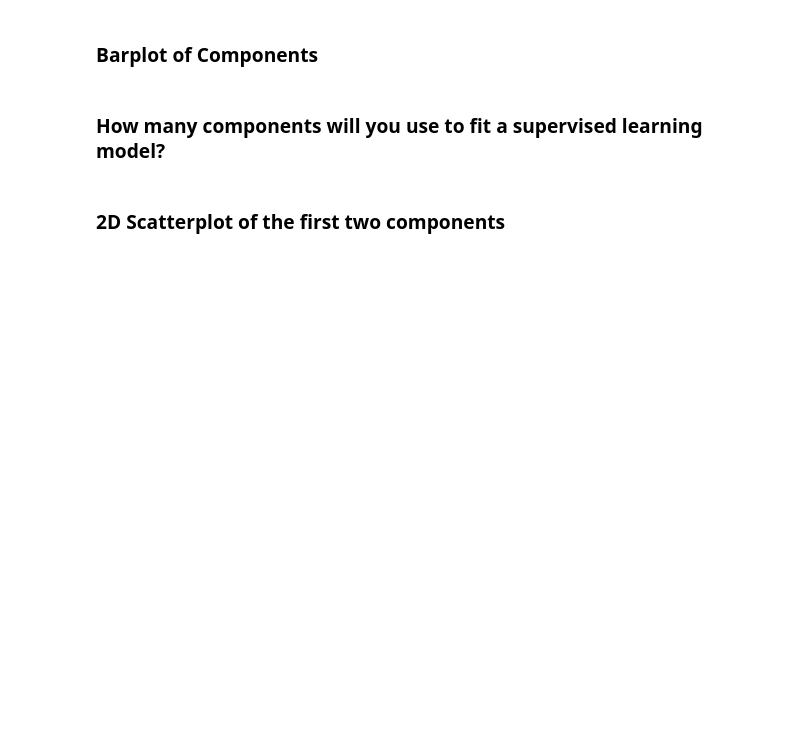
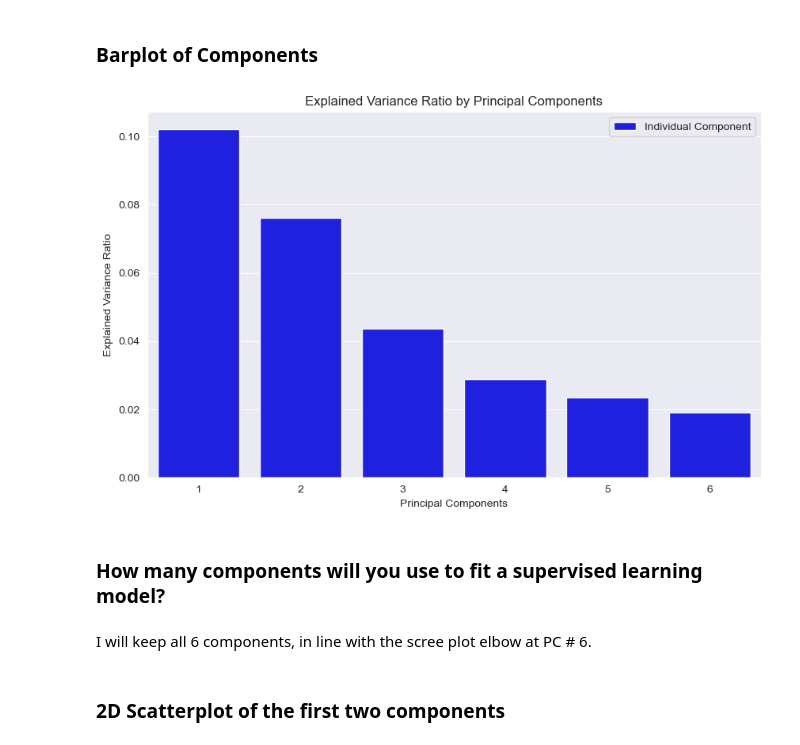
Before and after one commit to jacqueline-rw-brown/Computational-Social-Science-Projects, a Jupyter notebook: Project 4/Project 4.ipynb, the cells around one changed output. Saved outputs shown, nothing was run; the diff lists cells and outputs as text; code cells hidden in the pictures; blank space fills up the shorter version.

```diff
--- a/Project 4/Project 4.ipynb
+++ b/Project 4/Project 4.ipynb
@@ -176,2 +171,16 @@ pca_df = pd.DataFrame(data = principalComponents_nhanes,
+# %%
+explained_var_ratio = pca.explained_variance_ratio_
+
+# Create a bar plot
+plt.figure(figsize=(10, 6))
+sns.barplot(x=np.arange(1, len(explained_var_ratio) + 1), y=explained_var_ratio, color='blue', label='Individual Component')
+
+plt.xlabel('Principal Components')
+plt.ylabel('Explained Variance Ratio')
+plt.title('Explained Variance Ratio by Principal Components')
+plt.legend()
+plt.show()
+# %% [output]
+[figure, added]
 # %% [markdown]
 ### How many components will you use to fit a supervised learning model?
@@ -180,2 +187,4 @@ pca_df = pd.DataFrame(data = principalComponents_nhanes,
+# %% [markdown]
+I will keep all 6 components, in line with the scree plot elbow at PC # 6.
 # %% [markdown]
 ### 2D Scatterplot of the first two components
```
Also changed, not shown: parts of 24 cells of this notebook.
